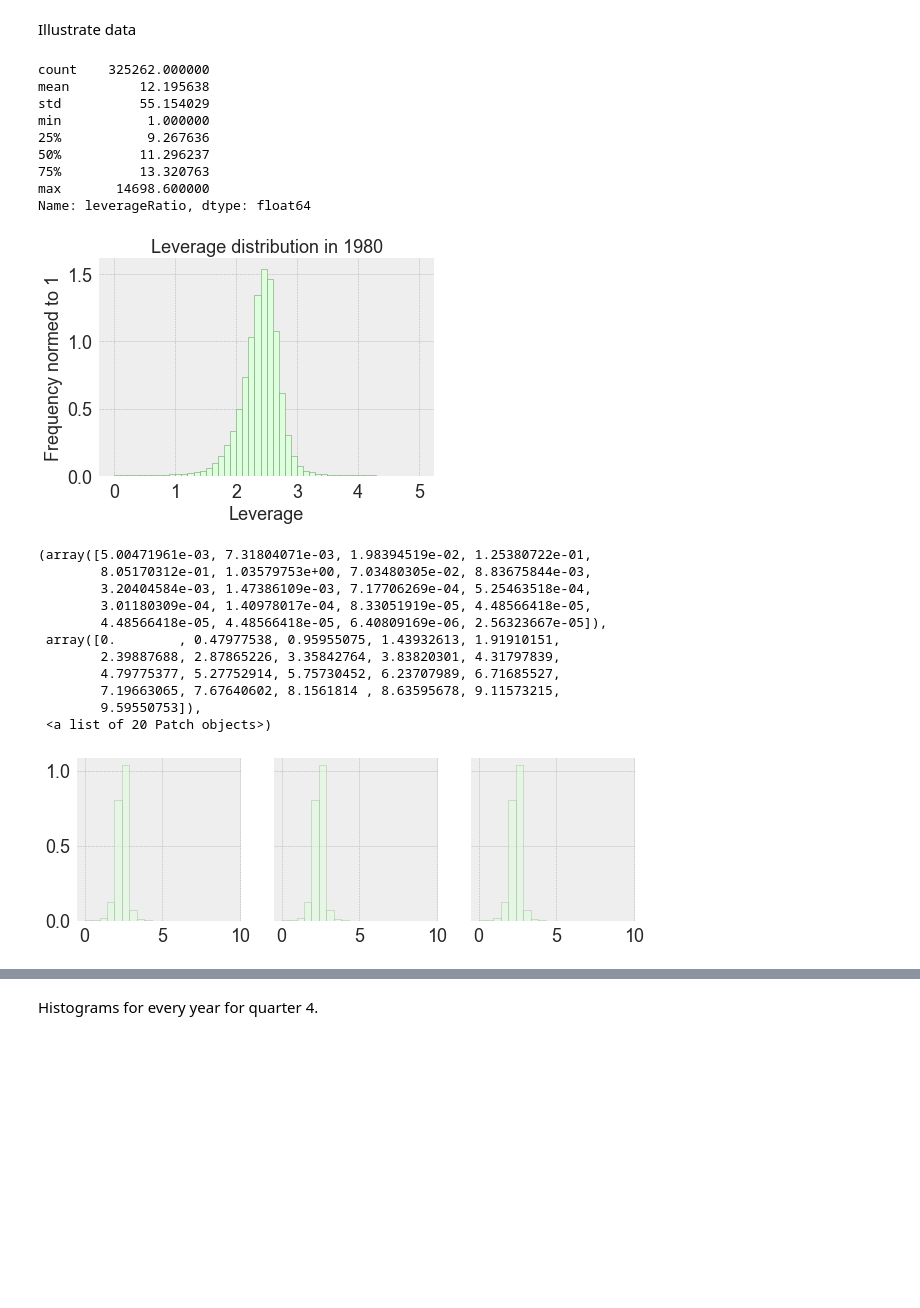
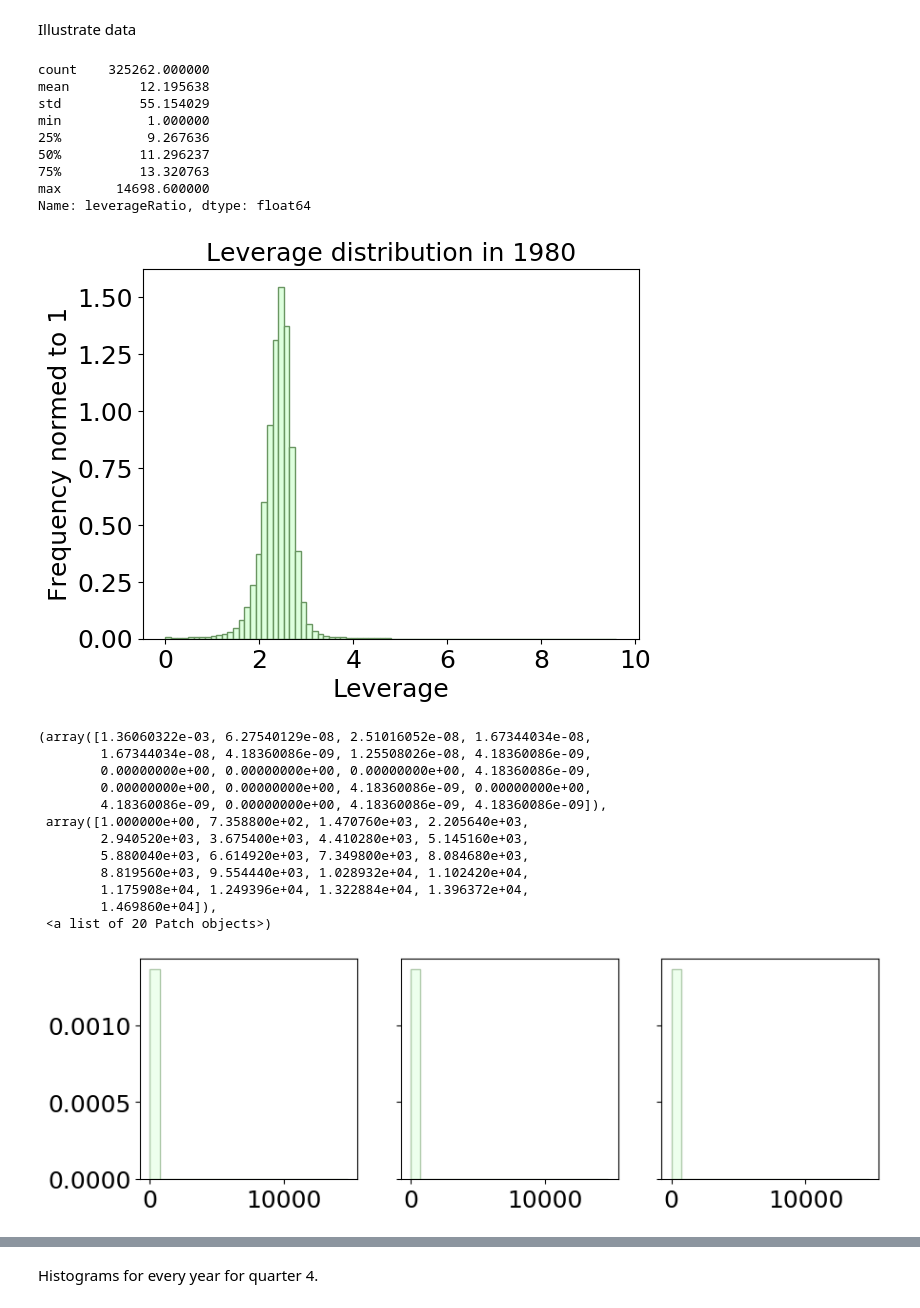
Before and after one commit to Alex-Telonic/BachelorThesisASch, a Jupyter notebook: LeverageDistribution.ipynb, the cells around one changed output, grey strips where cells are left out. Drawn from its saved outputs; the diff is of its cells as text; code cells hidden in the pictures; blank space fills up the shorter version.

```diff
--- a/LeverageDistribution.ipynb
+++ b/LeverageDistribution.ipynb
@@ -28,7 +28,7 @@ SMALL_SIZE = 8
 MEDIUM_SIZE = 10
 BIGGER_SIZE = 18
 
-plt.style.use('bmh')
+plt.style.use('default')
 
 
 plt.rcParams['font.size']=BIGGER_SIZE          # controls default text sizes
@@ -121,29 +121,30 @@ Illustrate data
 # %%
 df_all_new = df_all.reset_index(level="year")
 print(df_all_new.leverageRatio.describe())
 df_all_new[df_all_new.year==1980]
 df_test_data = df_all_new.copy()
-df_test_data.leverageRatio = np.log(df_test_data.leverageRatio)
+df_test_data.leverageRatio = df_test_data.leverageRatio
 #fig, ax = plt.subplots()
 #plt.xticks(bins, rotation=60)
 ax = plt.gca()
 ax.set_title("Leverage distribution in 1980")
 ax.set_ylabel("Frequency normed to 1")
 ax.set_xlabel("Leverage")
-n, bins, patches = plt.hist(df_test_data.leverageRatio, bins=50, range=(0,5), density=True, edgecolor="#6A9662",color="#DDFFDD")
+n, bins, patches = plt.hist(np.log(df_test_data.leverageRatio), bins=80, density=True, edgecolor="#6A9662",color="#DDFFDD")
 #df_test_data.hist(column="leverageRatio", grid=False, figsize=(12,8), color='#86bf91', zorder=2, rwidth=0.9)
 #ax1 = plt.gca()
+bins_constant = bins
 # %% [output]
 count    325262.000000
 mean         12.195638
 std          55.154029
 min           1.000000
 25%           9.267636
 50%          11.296237
 75%          13.320763
 max       14698.600000
 Name: leverageRatio, dtype: float64
-[figure, old version]
+[figure, new version]
 # %%
 
 fig, ax = plt.subplots(1,3, sharex='col', sharey='row', figsize=(10, 3))
@@ -158,18 +159,19 @@ ax[2].hist(df_test_data.leverageRatio,bins=20 ,density=True, alpha=0.5, edgecolo
 #df_test_data.hist(column="leverageRatio", grid=False, figsize=(12,8), color='#86bf91', zorder=2, rwidth=0.9)
 #ax1 = plt.gca()
 # %% [output]
-(array([5.00471961e-03, 7.31804071e-03, 1.98394519e-02, 1.25380722e-01,
-        8.05170312e-01, 1.03579753e+00, 7.03480305e-02, 8.83675844e-03,
-        3.20404584e-03, 1.47386109e-03, 7.17706269e-04, 5.25463518e-04,
-        3.01180309e-04, 1.40978017e-04, 8.33051919e-05, 4.48566418e-05,
-        4.48566418e-05, 4.48566418e-05, 6.40809169e-06, 2.56323667e-05]),
- array([0.        , 0.47977538, 0.95955075, 1.43932613, 1.91910151,
-        2.39887688, 2.87865226, 3.35842764, 3.83820301, 4.31797839,
-        4.79775377, 5.27752914, 5.75730452, 6.23707989, 6.71685527,
-        7.19663065, 7.67640602, 8.1561814 , 8.63595678, 9.11573215,
-        9.59550753]),
+(array([1.36060322e-03, 6.27540129e-08, 2.51016052e-08, 1.67344034e-08,
+        1.67344034e-08, 4.18360086e-09, 1.25508026e-08, 4.18360086e-09,
+        0.00000000e+00, 0.00000000e+00, 0.00000000e+00, 4.18360086e-09,
+        0.00000000e+00, 0.00000000e+00, 4.18360086e-09, 0.00000000e+00,
+        4.18360086e-09, 0.00000000e+00, 4.18360086e-09, 4.18360086e-09]),
+ array([1.000000e+00, 7.358800e+02, 1.470760e+03, 2.205640e+03,
+        2.940520e+03, 3.675400e+03, 4.410280e+03, 5.145160e+03,
+        5.880040e+03, 6.614920e+03, 7.349800e+03, 8.084680e+03,
+        8.819560e+03, 9.554440e+03, 1.028932e+04, 1.102420e+04,
+        1.175908e+04, 1.249396e+04, 1.322884e+04, 1.396372e+04,
+        1.469860e+04]),
  <a list of 20 Patch objects>)
-[figure, old version]
+[figure, new version]
 # %%
 df = df_all.reset_index(level="year")
 df.leverageRatio.describe()
```
Also changed, not shown: parts of 6 cells of this notebook, 9 other files.
